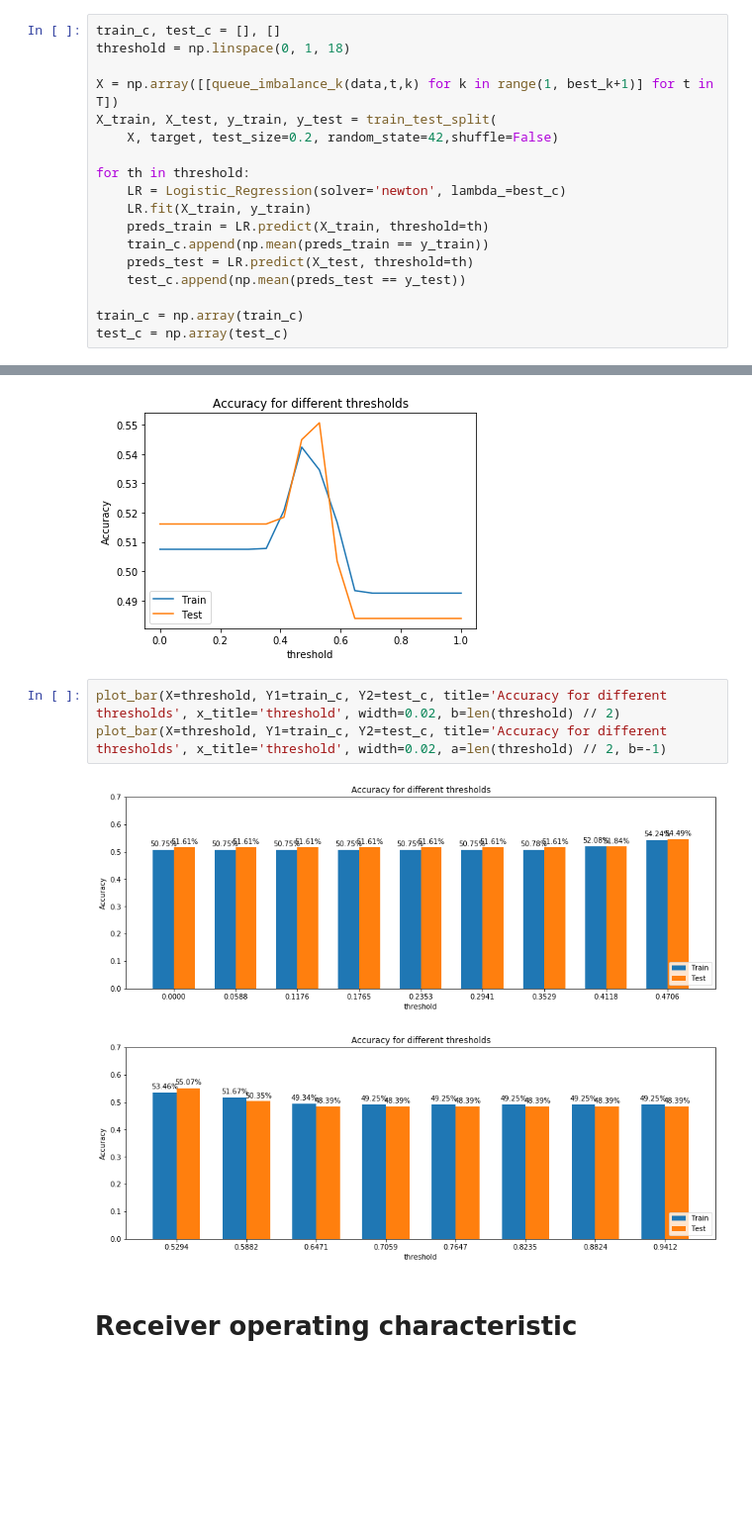
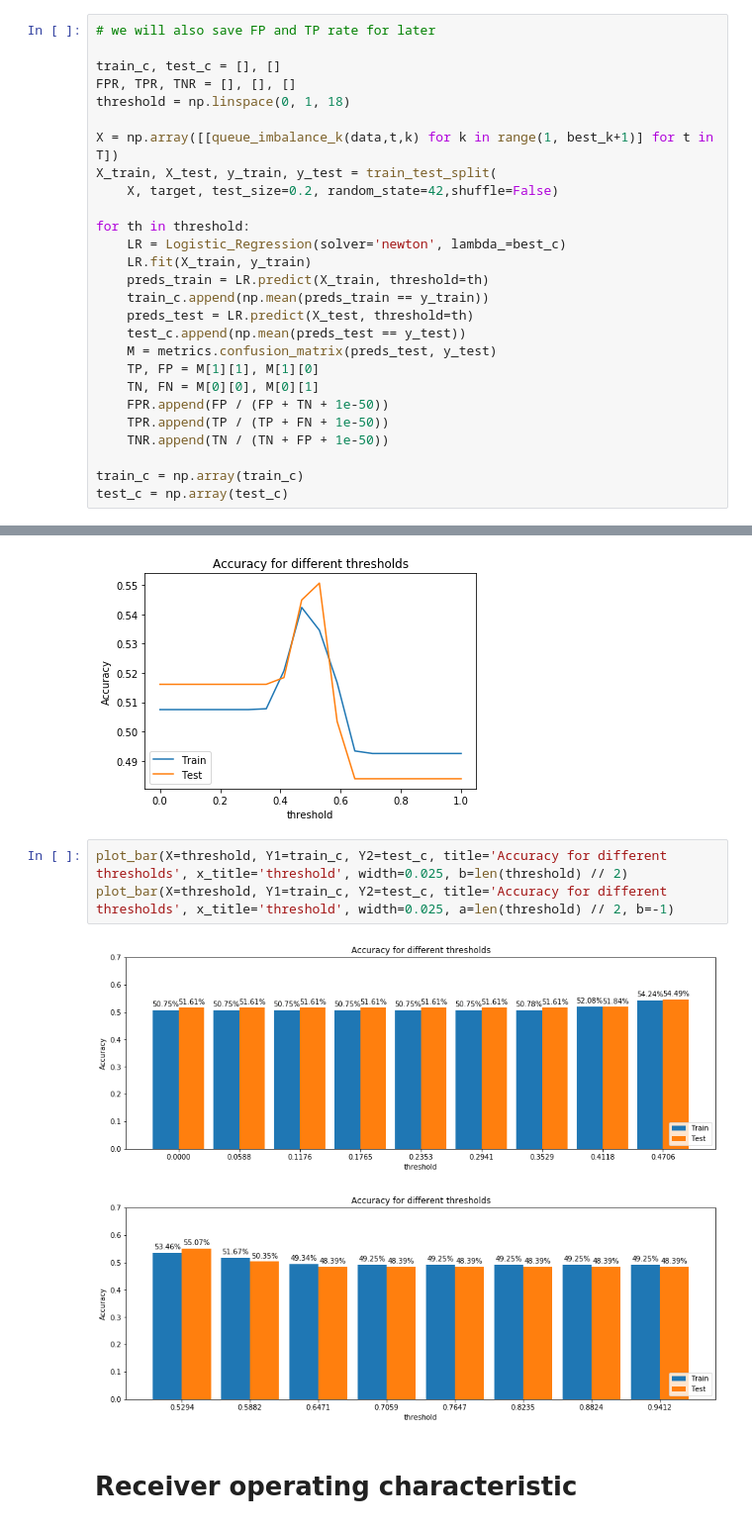
Before and after one commit to TheFebrin/LimitOrderBook, a Jupyter notebook: LOB_project.ipynb, the cells around one changed output, grey strips where cells are left out. Shown at 99% size. Drawn from its saved outputs; the diff is of its cells as text; blank space fills up the shorter version.

```diff
--- a/LOB_project.ipynb
+++ b/LOB_project.ipynb
@@ -640,7 +644,10 @@ best_c = 3.2
 # %% [markdown]
 ## Testing different thresholds
 # %%
+# we will also save FP and TP rate for later
+
 train_c, test_c = [], []
+FPR, TPR, TNR = [], [], []
 threshold = np.linspace(0, 1, 18)
 
 X = np.array([[queue_imbalance_k(data,t,k) for k in range(1, best_k+1)] for t in T])
@@ -654,6 +661,12 @@ for th in threshold:
     train_c.append(np.mean(preds_train == y_train))
     preds_test = LR.predict(X_test, threshold=th)
     test_c.append(np.mean(preds_test == y_test))
+    M = metrics.confusion_matrix(preds_test, y_test)
+    TP, FP = M[1][1], M[1][0]
+    TN, FN = M[0][0], M[0][1]
+    FPR.append(FP / (FP + TN + 1e-50))
+    TPR.append(TP / (TP + FN + 1e-50))
+    TNR.append(TN / (TN + FP + 1e-50))
 
 train_c = np.array(train_c)
 test_c = np.array(test_c)
@@ -662,11 +675,11 @@ plot(X=threshold, Y1=train_c, Y2=test_c, title='Accuracy for different threshold
 # %% [output]
 [figure]
 # %%
-plot_bar(X=threshold, Y1=train_c, Y2=test_c, title='Accuracy for different thresholds', x_title='threshold', width=0.02, b=len(threshold) // 2)
-plot_bar(X=threshold, Y1=train_c, Y2=test_c, title='Accuracy for different thresholds', x_title='threshold', width=0.02, a=len(threshold) // 2, b=-1)
+plot_bar(X=threshold, Y1=train_c, Y2=test_c, title='Accuracy for different thresholds', x_title='threshold', width=0.025, b=len(threshold) // 2)
+plot_bar(X=threshold, Y1=train_c, Y2=test_c, title='Accuracy for different thresholds', x_title='threshold', width=0.025, a=len(threshold) // 2, b=-1)
 # %% [output]
-[figure, old version]
+[figure, new version]
-[figure, old version]
+[figure, new version]
 # %% [markdown]
 # Receiver operating characteristic
 # %% [markdown]
```
Also changed, not shown: parts of 17 cells of this notebook.
